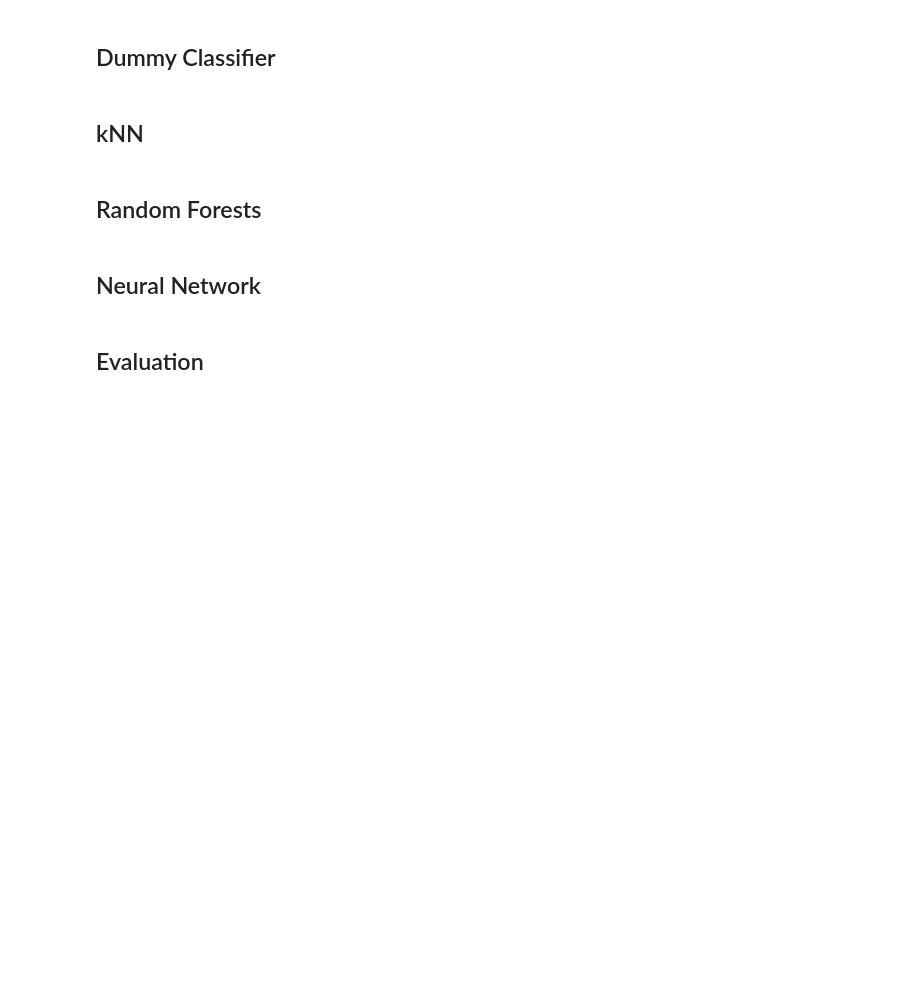
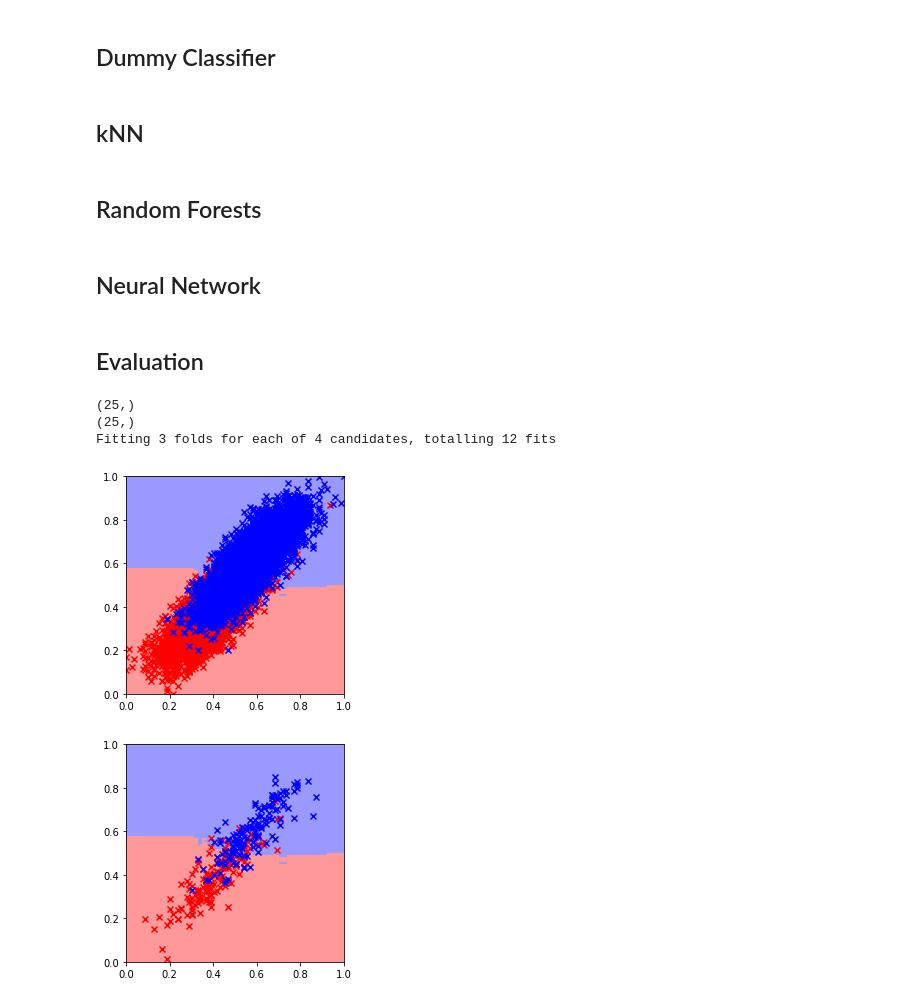
Before and after one commit to rmanaem/esports-prediction, a Jupyter notebook: src/training.ipynb, the cells around one changed output. Drawn from its saved outputs; the diff is of its cells as text; code cells hidden in the pictures; blank space fills up the shorter version.

```diff
--- a/src/training.ipynb
+++ b/src/training.ipynb
@@ -226,10 +264,20 @@ def train_neural_network(X_trn, X_tst, y_trn, y_tst):
 # %%
 
 X_trn, X_tst = scale_data(X_trn, X_tst)
 # train_neural_network(X, y)
-train_kNN_estimators(X_trn, X_tst, y_trn, y_tst)
-# train_random_forests(X_trn, X_tst, y_trn, y_tst)
-clf = train_dummy_classifier(X_trn, y_trn)
-y_pred = clf.predict(X_tst)
+# train_kNN_estimators(X_trn, X_tst, y_trn, y_tst)
+rf_clf = train_random_forests(X_trn, X_tst, y_trn, y_tst)
+
+dm_clf = train_dummy_classifier(X_trn, y_trn)
+y_pred = dm_clf.predict(X_tst)
 stats = sklearn.metrics.precision_recall_fscore_support(y_tst, y_pred, average='binary')
 sklearn.metrics.accuracy_score(y_tst, y_pred)
+plt.figure()
+plot_data(X_trn[:300], y_trn[:300])
+plot_rf_prediction(rf_clf)
+# %% [output]
+(25,)
+(25,)
+Fitting 3 folds for each of 4 candidates, totalling 12 fits
+[figure, added]
+[figure, added]
```
Also changed, not shown: parts of 4 cells of this notebook, 2 other files.
